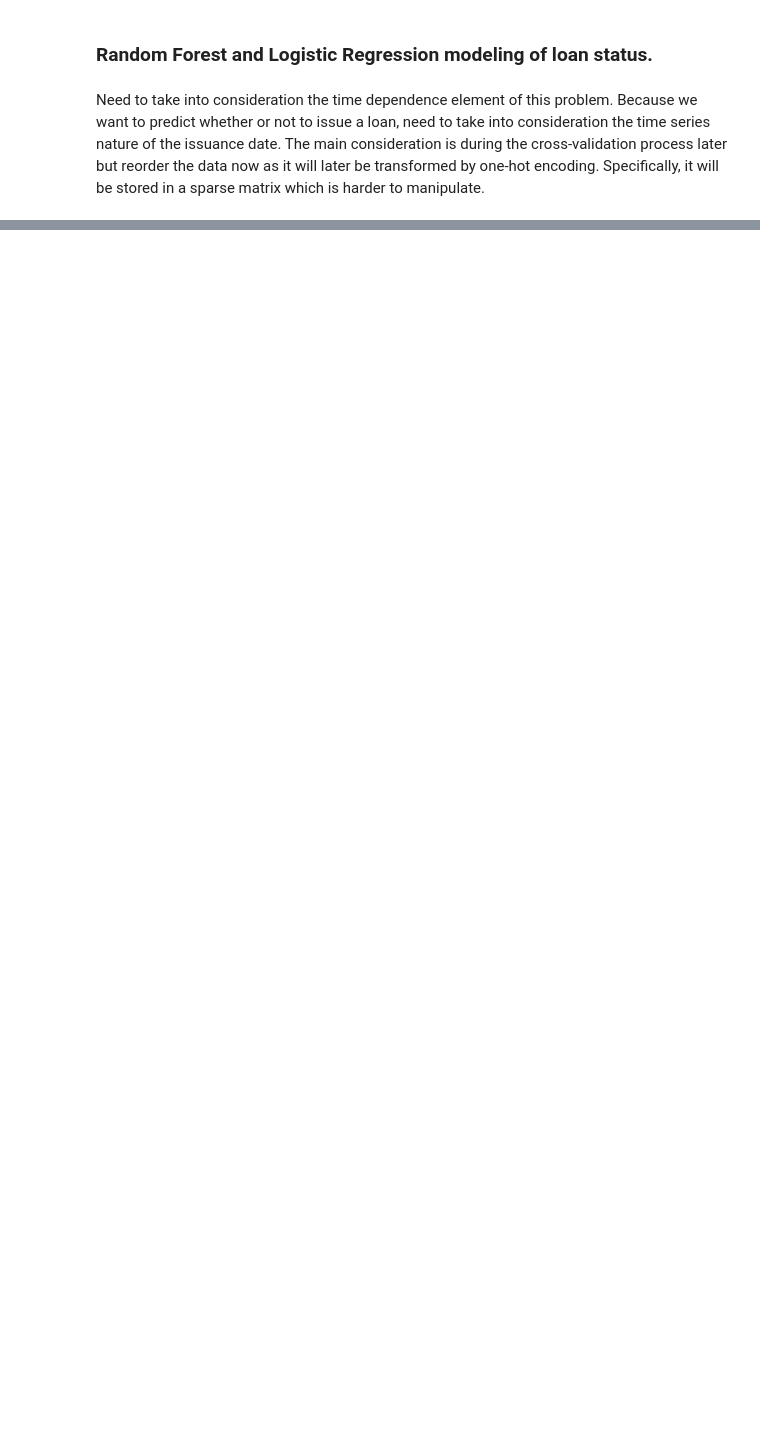
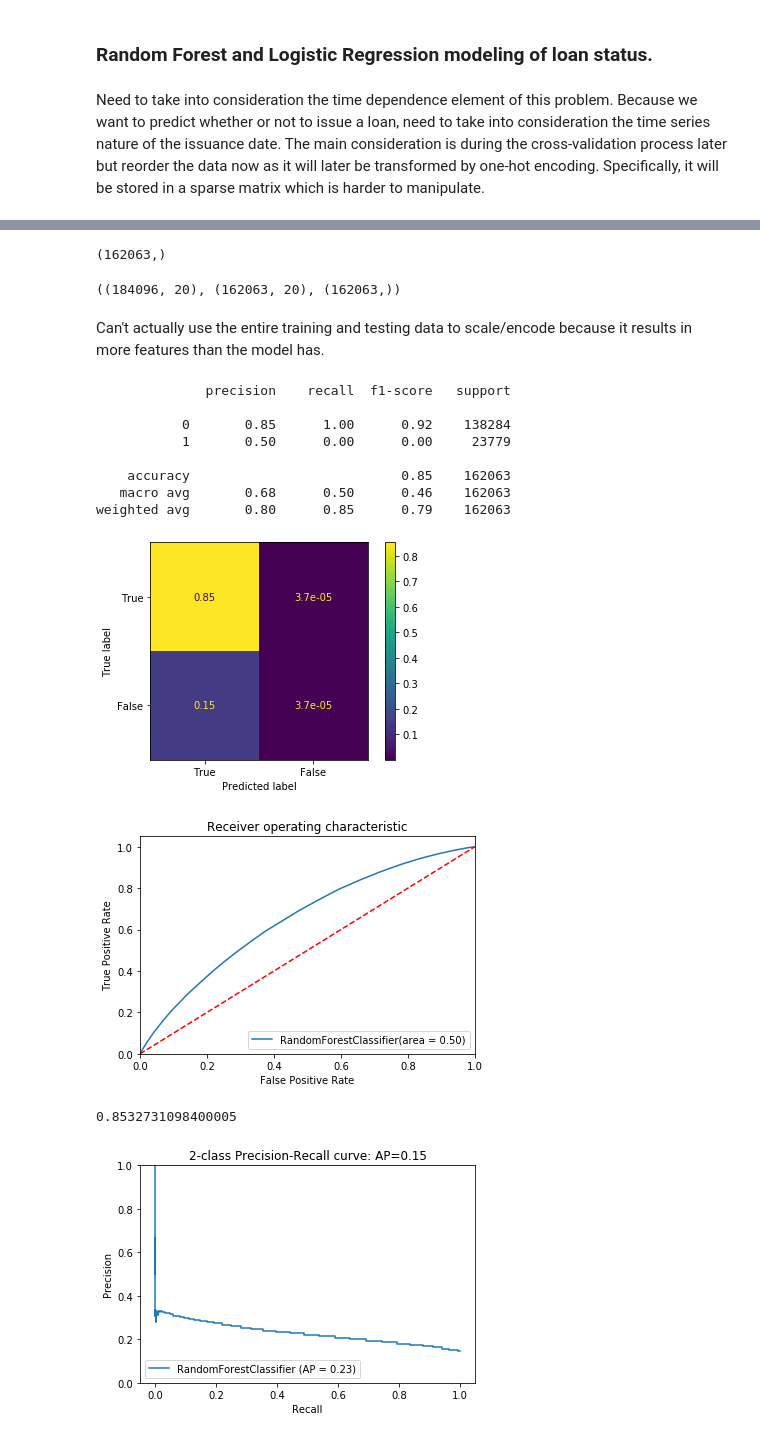
Before and after one commit to mgudorf/datsci, a Jupyter notebook: capstone1/notebooks/Loan outcome classification.ipynb, the cells around one changed output, grey strips where cells are left out. Saved outputs shown, nothing was run; the diff lists cells and outputs as text; code cells hidden in the pictures; blank space fills up the shorter version.

```diff
--- a/capstone1/notebooks/Loan outcome classification.ipynb
+++ b/capstone1/notebooks/Loan outcome classification.ipynb
@@ -193,0 +228,38 @@ classifier_analysis(logreg_model_, X_test, y_test)
+# %%
+# holdoutindicestrain =  holdout_indices[0][0]
+holdoutindicestest = holdout_indices[0][1]
+# %%
+y_test_holdout.shape
+# %% [output]
+(162063,)
+# %%
+X_train_holdout = X.loc[holdoutindicestrain, :]#, y.loc[holdoutindicestrain].values.ravel()
+X_test_holdout, y_test_holdout = X.loc[holdoutindicestest, :], y.loc[holdoutindicestest].values.ravel()
+# %%
+X_train_holdout.shape, X_test_holdout.shape, y_test_holdout.shape
+# %% [output]
+((184096, 20), (162063, 20), (162063,))
+# %%
+_ = col_transformer.fit(X_train_holdout)
+# Just need to fit the column transformer; aren't really training.
+# X_train_holdout_processed = col_transformer.transform(X_train_holdout)
+X_test_holdout_processed = col_transformer.transform(X_test_holdout)
+# %%
+best_model_ = ranfor_models[1][0]
+# %% [markdown]
+Can't actually use the entire training and testing data to scale/encode because it results in more features than the model has.
+# %%
+classifier_analysis(best_model_, X_test_holdout_processed, y_test_holdout)
+# %% [output]
+              precision    recall  f1-score   support
+
+           0       0.85      1.00      0.92    138284
+           1       0.50      0.00      0.00     23779
+
+    accuracy                           0.85    162063
+   macro avg       0.68      0.50      0.46    162063
+weighted avg       0.80      0.85      0.79    162063
+[figure, added]
+[figure, added]
+0.8532731098400005
+[figure, added]
```
Also changed, not shown: parts of 51 cells of this notebook, 5 other files.
